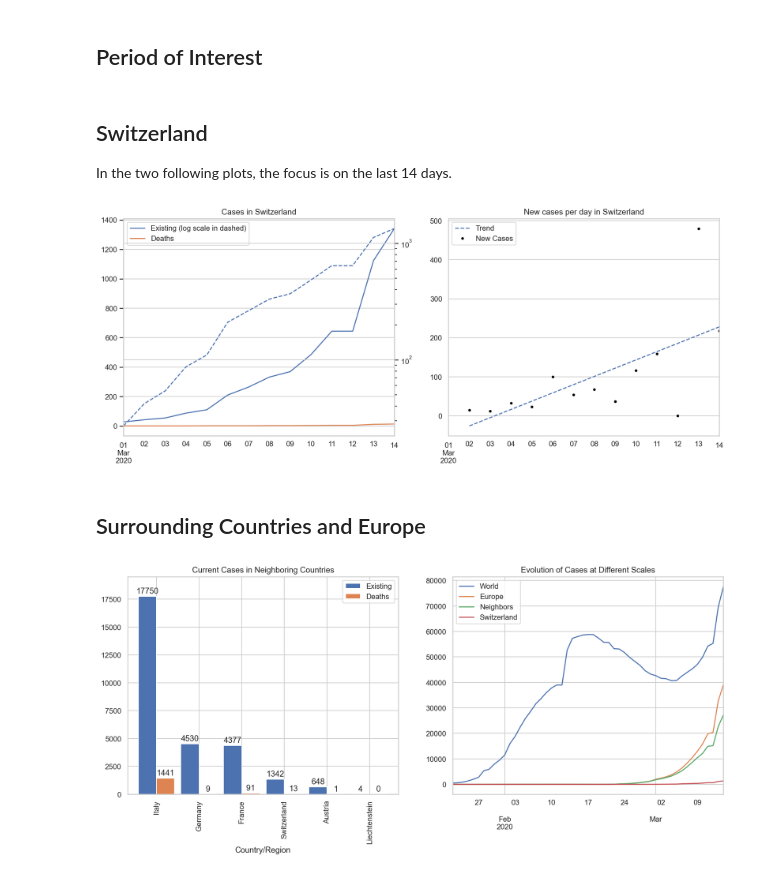
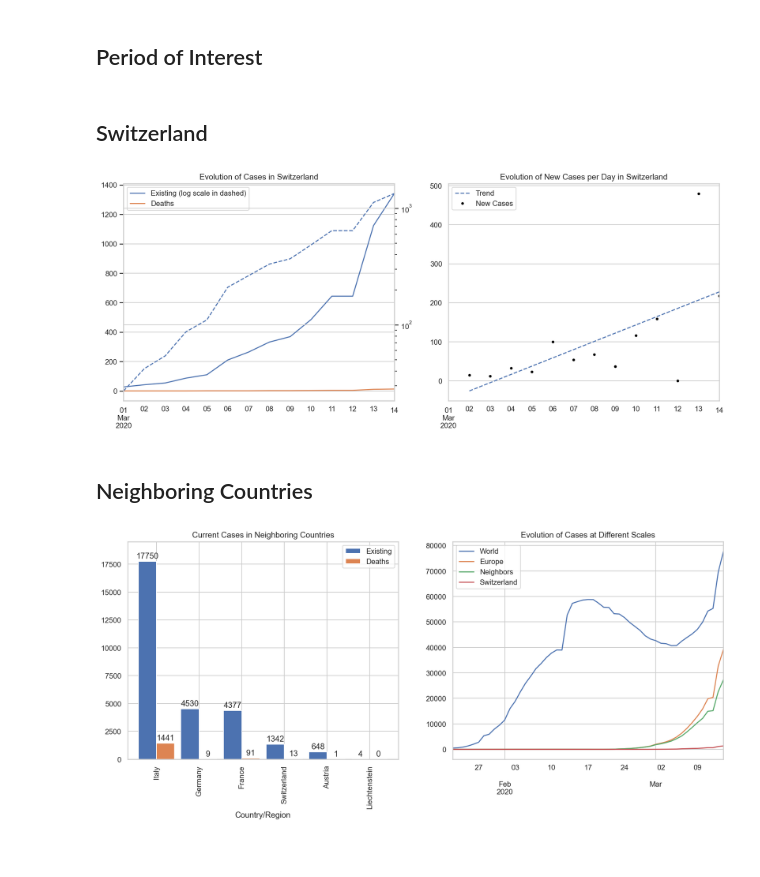
Before and after one commit to fredmontet/co-vidis, a Jupyter notebook: notebooks/co-vidis.ipynb, the cells around one changed output. Saved outputs shown, nothing was run; the diff lists cells and outputs as text; code cells hidden in the pictures.

```diff
--- a/notebooks/co-vidis.ipynb
+++ b/notebooks/co-vidis.ipynb
@@ -80,10 +98,8 @@ existing = by_country.get("existing")[-last_n_days:]
 confirmed = by_country.get("confirmed")[-last_n_days:]
 deaths = by_country.get("deaths")[-last_n_days:]
 recovered = by_country.get("recovered")[-last_n_days:]
-# %% [markdown]
-## Switzerland
-
-In the two following plots, the focus is on the last 14 days.
+# %% [markdown]
+## Switzerland
 # %%
 # Linear Regression
 df = existing[CH].diff()[1:]
@@ -97,20 +113,20 @@ Y_pred = Y_pred.rename(columns={0:"Trend"})
 # %%
 fig, (ax1, ax2) = plt.subplots(1,2)
 
-ax1 = existing[CH].sum(axis=1).plot(ax=ax1, title="Cases in Switzerland")
+ax1 = existing[CH].sum(axis=1).plot(ax=ax1, title="Evolution of Cases in Switzerland")
 ax1 = deaths[CH].sum(axis=1).plot(ax=ax1)
 ax1log = ax1.twinx()
 ax1log = existing[CH].sum(axis=1).plot(ax=ax1log, logy=True, style="--")
 
-Y_pred.plot(ax=ax2, figsize=(16,6), style="--", title="New cases per day in Switzerland");
-existing[CH].diff().plot(ax=ax2, style=".", color="black", title="New cases per day in Switzerland");
+Y_pred.plot(ax=ax2, figsize=(16,6), style="--");
+existing[CH].diff().plot(ax=ax2, style=".", color="black", title="Evolution of New Cases per Day in Switzerland");
 
 ax1.legend(["Existing (log scale in dashed)", "Deaths"]);
 ax2.legend(["Trend", "New Cases"]);
 # %% [output]
-[figure, old version]
+[figure, new version]
 # %% [markdown]
-## Surrounding Countries and Europe
+## Neighboring Countries
 # %%
 df1 = pd.DataFrame(by_country["existing"][CH_neighbors + CH].iloc[-1].astype(int))
 df2 = pd.DataFrame(by_country["deaths"][CH_neighbors + CH].iloc[-1].astype(int))
```
Also changed, not shown: parts of 9 cells of this notebook, 3 other files.
